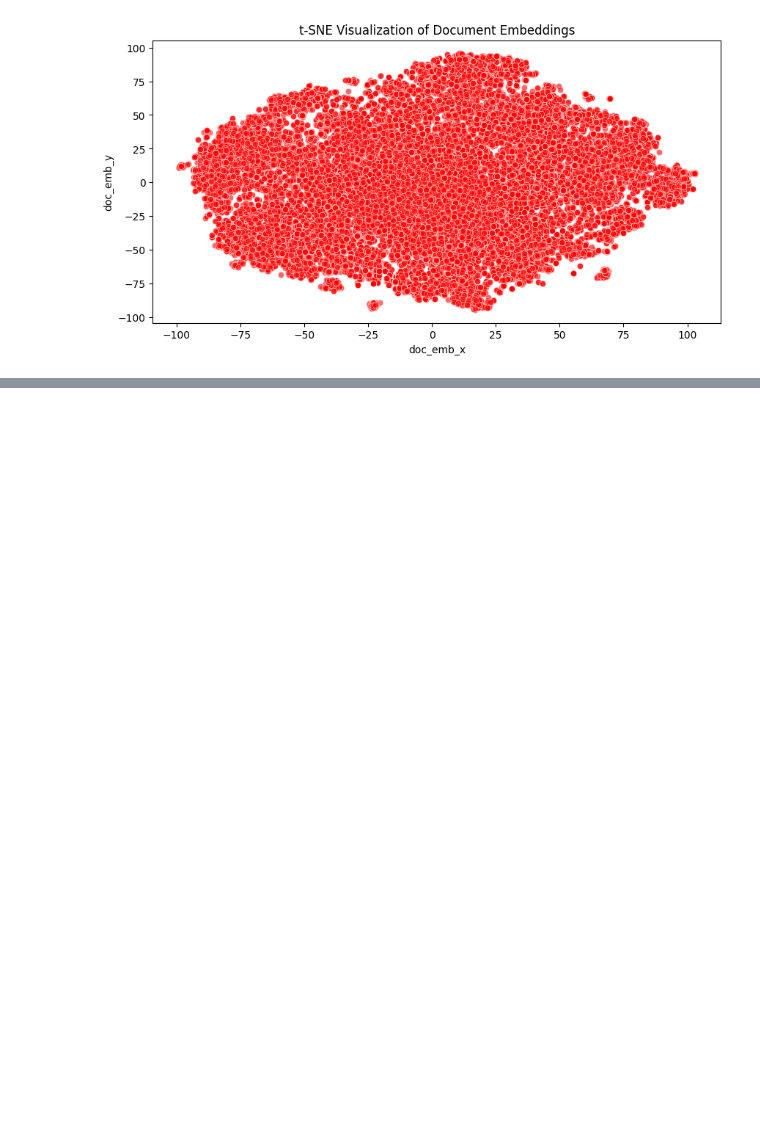
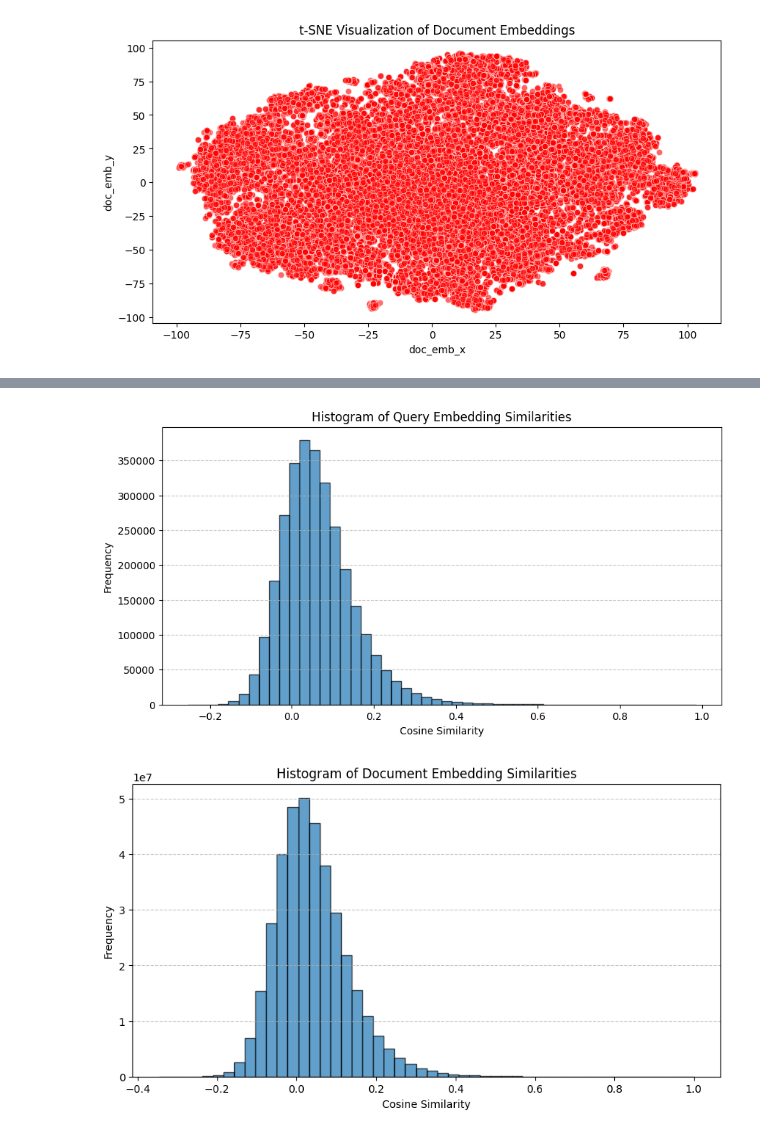
Before and after one commit to dsgt-arc/qclef-2025-clustering, a Jupyter notebook: 03-EDA.ipynb, the cells around one changed output, grey strips where cells are left out. Cells and saved outputs as stored; diff of their text form; code cells hidden in the pictures; blank space fills up the shorter version.

```diff
--- a/03-EDA.ipynb
+++ b/03-EDA.ipynb
@@ -72,0 +90,31 @@ plt.show()
+# %%
+from sklearn.metrics.pairwise import cosine_similarity
+
+query_embeddings = np.stack(train_df.groupby("query_id")["query_embedding"].first().values)
+doc_embeddings = np.stack(train_df["doc_embedding"].values)
+
+query_cosine_sim = cosine_similarity(query_embeddings)
+
+doc_cosine_sim = cosine_similarity(doc_embeddings)
+
+query_sim_values = query_cosine_sim[np.triu_indices(len(query_embeddings), k=1)]
+doc_sim_values = doc_cosine_sim[np.triu_indices(len(doc_embeddings), k=1)]
+
+plt.figure(figsize=(10, 5))
+plt.hist(query_sim_values, bins=50, edgecolor="black", alpha=0.7)
+plt.xlabel("Cosine Similarity")
+plt.ylabel("Frequency")
+plt.title("Histogram of Query Embedding Similarities")
+plt.grid(axis="y", linestyle="--", alpha=0.7)
+plt.show()
+
+plt.figure(figsize=(10, 5))
+plt.hist(doc_sim_values, bins=50, edgecolor="black", alpha=0.7)
+plt.xlabel("Cosine Similarity")
+plt.ylabel("Frequency")
+plt.title("Histogram of Document Embedding Similarities")
+plt.grid(axis="y", linestyle="--", alpha=0.7)
+plt.show()
+# %% [output]
+[figure, added]
+[figure, added]
```
Also changed, not shown: parts of 5 cells of this notebook.
